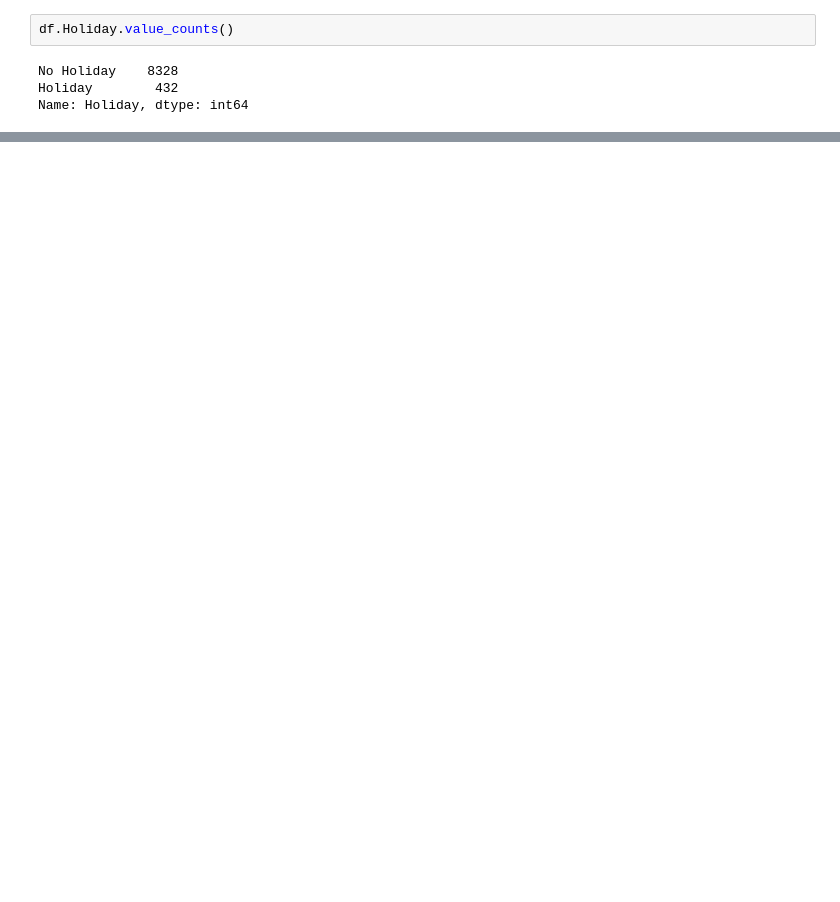
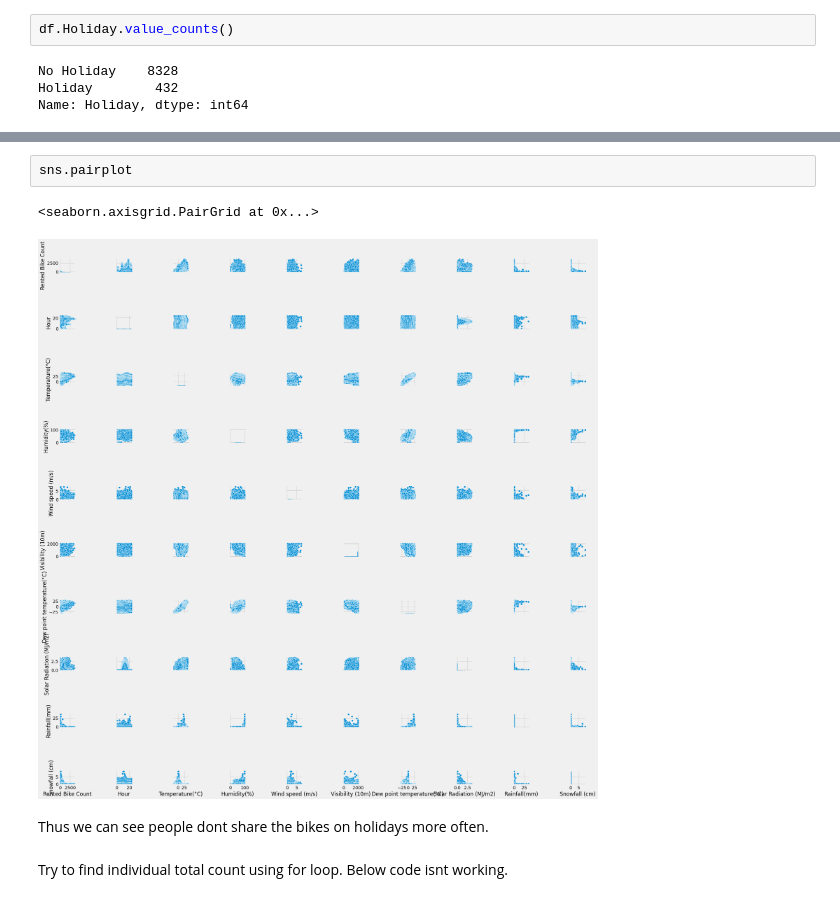
Before and after one commit to GoPlusUltra/Bike-Sharing-Prediction-Model, a Jupyter notebook: Copy_of_Bike_Sharing_Demand_Prediction_Capstone_Project.ipynb, the cells around one changed output, grey strips where cells are left out. Drawn from its saved outputs; the diff is of its cells as text; blank space fills up the shorter version.

```diff
--- a/Copy_of_Bike_Sharing_Demand_Prediction_Capstone_Project.ipynb
+++ b/Copy_of_Bike_Sharing_Demand_Prediction_Capstone_Project.ipynb
@@ -89,0 +132,10 @@ Name: Holiday, dtype: int64
+# %%
+sns.pairplot
+# %% [output]
+<seaborn.axisgrid.PairGrid at 0x...>
+[figure, added]
+# %% [markdown]
+Thus we can see people dont share the bikes on holidays more often.
+# %% [markdown]
+Try to find individual total count using for loop.
+Below code isnt working.
```
Also changed, not shown: parts of 30 cells of this notebook.
